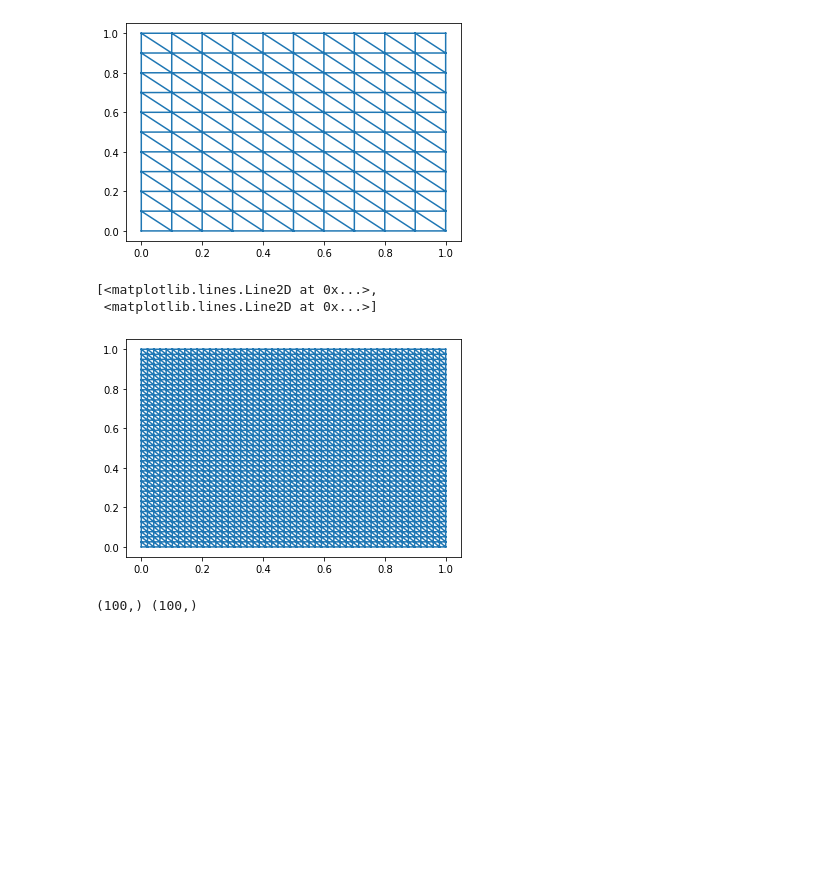
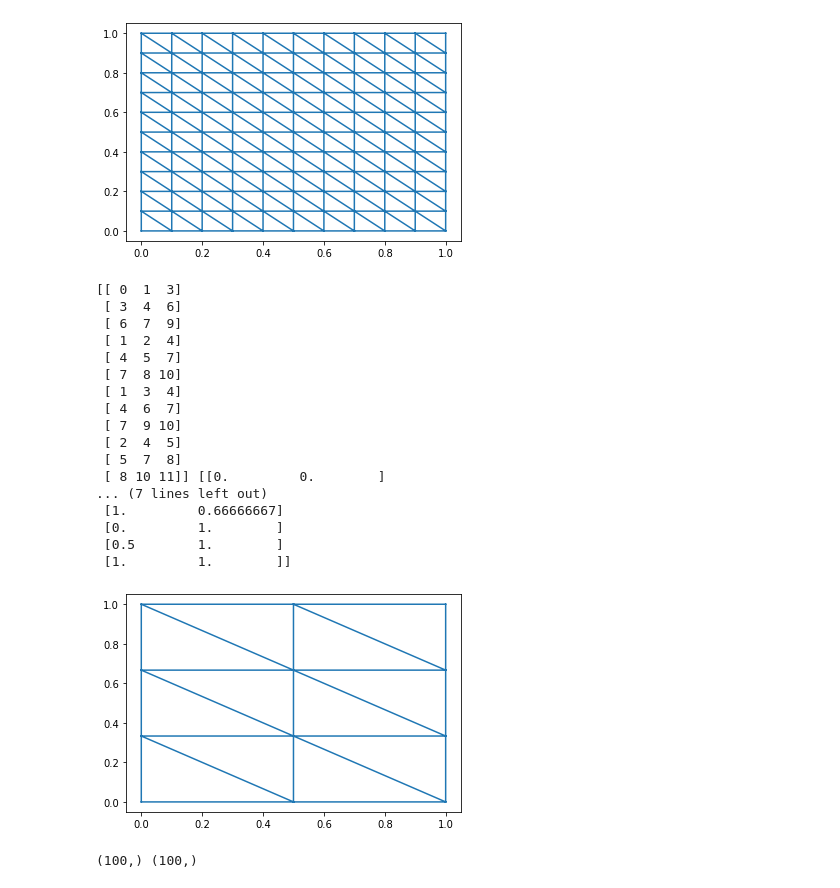
Before and after one commit to Loop3D/LoopStructural, a Jupyter notebook: notebooks/Mesh stuff.ipynb, the cells around one changed output. Saved outputs shown, nothing was run; the diff lists cells and outputs as text; code cells hidden in the pictures; blank space fills up the shorter version.

```diff
--- a/notebooks/Mesh stuff.ipynb
+++ b/notebooks/Mesh stuff.ipynb
@@ -55,12 +55,28 @@ def create_surface(bounding_box,nstep):
     tri = np.vstack([corner_gi[:,:3],corner_gi[:,1:]])
     return tri, xx.flatten(),yy.flatten()
 # %%
-tri, xx, yy = create_surface(np.array([[0,0],[1,1]]),(50,40))
+tri, xx, yy = create_surface(np.array([[0,0],[1,1]]),(3,4))
 plt.triplot(xx,yy,tri)
+print(tri, np.array([xx,yy]).T)
 # %% [output]
-[<matplotlib.lines.Line2D at 0x...>,
- <matplotlib.lines.Line2D at 0x...>]
+[[ 0  1  3]
+ [ 3  4  6]
+ [ 6  7  9]
+ [ 1  2  4]
+ [ 4  5  7]
+ [ 7  8 10]
+ [ 1  3  4]
+ [ 4  6  7]
+ [ 7  9 10]
+ [ 2  4  5]
+ [ 5  7  8]
+ [ 8 10 11]] [[0.         0.        ]
+... (7 lines left out)
+ [1.         0.66666667]
+ [0.         1.        ]
+ [0.5        1.        ]
+ [1.         1.        ]]
-[figure, old version]
+[figure, new version]
 # %%
 def create_surface(bounding_box,nstep):
     x = np.linspace(bounding_box[0,0],bounding_box[1,0],nstep[0])#
```
Also changed, not shown: 6 other files.
